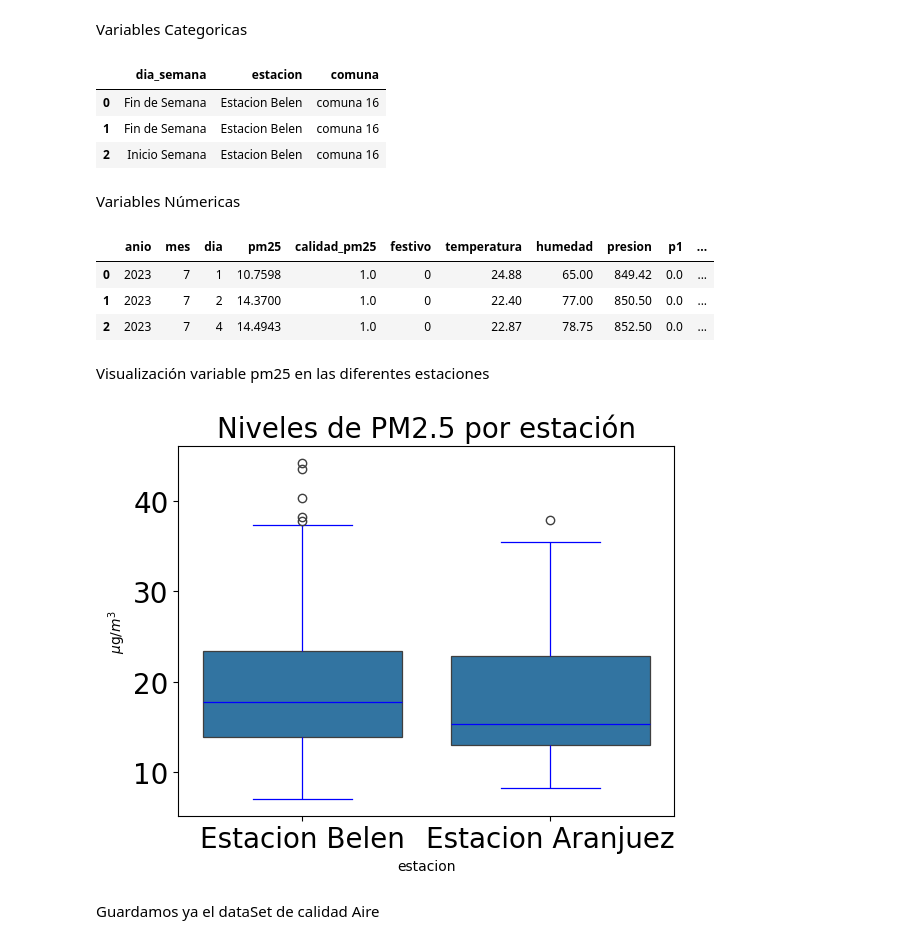
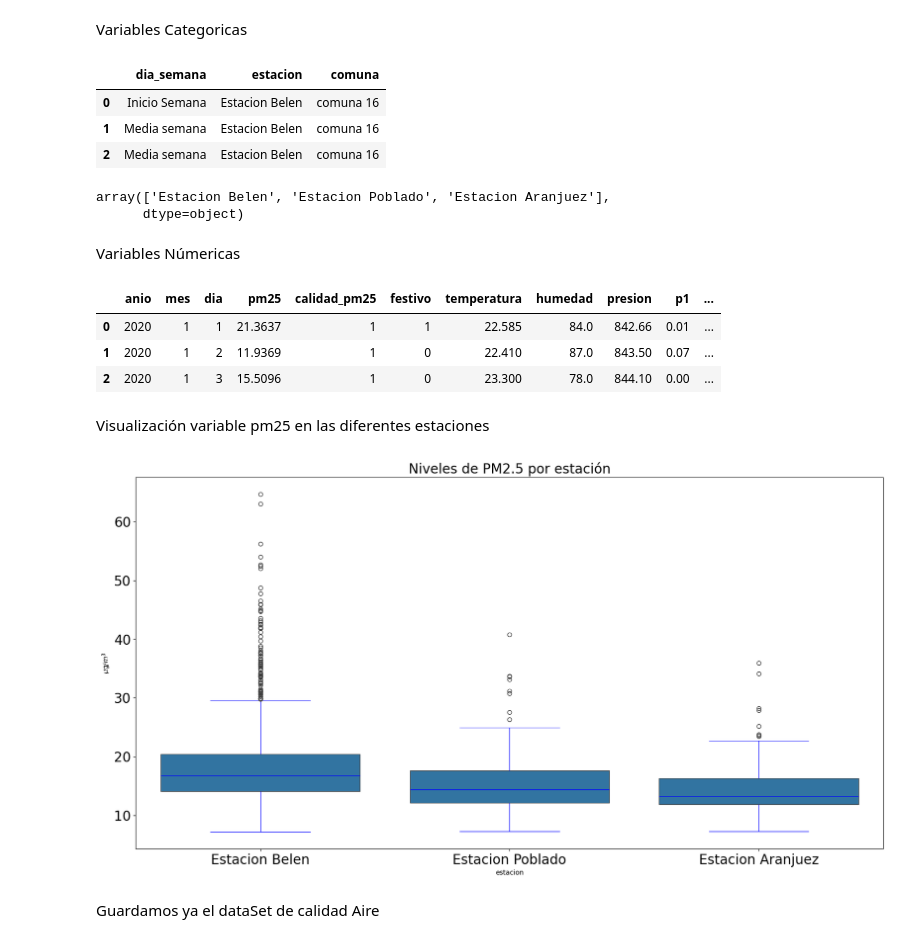
Before and after one commit to kennethLeonel/Atenciones-Medicas, a Jupyter notebook: preprocesamiento.ipynb, the cells around one changed output. Saved outputs shown, nothing was run; the diff lists cells and outputs as text; code cells hidden in the pictures.

```diff
--- a/preprocesamiento.ipynb
+++ b/preprocesamiento.ipynb
@@ -63,13 +71,11 @@ def categoriaCodigoSerial(codigo):
     In[0]: código serial
     Out[0]: categoría de calidad del aire
     """
-    if codigo == 28:
-        return 'Estacion Itagui'
-    elif codigo == 69:
-        return 'Estacion Caldas'
+    if codigo == 84 or codigo == 198:
+        return 'Estacion Poblado'
     elif codigo == 86 or codigo == 68:
         return 'Estacion Aranjuez'
-    elif codigo == 83 or codigo == 198 or codigo == 9:
+    elif codigo == 83 or codigo == 197 or codigo == 9:
         return 'Estacion Belen'
 # %%
 
@@ -280,0 +422,3 @@ calidadAire.head()
+# %%
+# Eliminar columna p2 de dataset meteo
+meteo = meteo.drop(columns=['p2'], axis=1)
@@ -489,7 +669,7 @@ def sacarPromedio(data,revision):
             'temperatura':'median',
             'humedad':'median',
             'presion':'median',
-            'p1':'median',
+            'p1':'max',
             'calidad_humedad': lambda x: stats.mode(x)[0],
             'calidad_temperatura': lambda x: stats.mode(x)[0],
             'calidad_presion': lambda x: stats.mode(x)[0],
@@ -725,9 +910,14 @@ columnasCategoricas
 dataSetcalidad[columnasCategoricas].head(3)
 # %% [output]
 |  | dia_semana | estacion | comuna |
-| 0 | Fin de Semana | Estacion Belen | comuna 16 |
-| 1 | Fin de Semana | Estacion Belen | comuna 16 |
-| 2 | Inicio Semana | Estacion Belen | comuna 16 |
+| 0 | Inicio Semana | Estacion Belen | comuna 16 |
+| 1 | Media semana | Estacion Belen | comuna 16 |
+| 2 | Media semana | Estacion Belen | comuna 16 |
+# %%
+dataSetcalidad['estacion'].unique()
+# %% [output]
+array(['Estacion Belen', 'Estacion Poblado', 'Estacion Aranjuez'],
+      dtype=object)
 # %% [markdown]
 Variables Númericas
 # %%
@@ -737,21 +927,22 @@ columnasNumericas=dataSetcalidad.select_dtypes(include = ['float64','int32','int
 dataSetcalidad[columnasNumericas].head(3)
 # %% [output]
 |  | anio | mes | dia | pm25 | calidad_pm25 | festivo | temperatura | humedad | presion | p1 | ... |
-| 0 | 2023 | 7 | 1 | 10.7598 | 1.0 | 0 | 24.88 | 65.00 | 849.42 | 0.0 | ... |
-| 1 | 2023 | 7 | 2 | 14.3700 | 1.0 | 0 | 22.40 | 77.00 | 850.50 | 0.0 | ... |
-| 2 | 2023 | 7 | 4 | 14.4943 | 1.0 | 0 | 22.87 | 78.75 | 852.50 | 0.0 | ... |
+| 0 | 2020 | 1 | 1 | 21.3637 | 1 | 1 | 22.585 | 84.0 | 842.66 | 0.01 | ... |
+| 1 | 2020 | 1 | 2 | 11.9369 | 1 | 0 | 22.410 | 87.0 | 843.50 | 0.07 | ... |
+| 2 | 2020 | 1 | 3 | 15.5096 | 1 | 0 | 23.300 | 78.0 | 844.10 | 0.00 | ... |
 # %% [markdown]
 Visualización variable pm25 en las diferentes estaciones
 # %%
 # Box Plot PM2.5 agrupado por estaciones
+plt.figure(figsize=(20,10) )
 ax = sns.boxplot(x=dataSetcalidad['estacion'], y= dataSetcalidad['pm25'],  linewidth=0.9)
 ax.set_title("Niveles de PM2.5 por estación")
 plt.ylabel("$\mu$g/$m^3$")
 plt.setp(ax.artists, edgecolor = 'k', facecolor='w')
 plt.setp(ax.lines, color='blue')
 plt.show()
 # %% [output]
-[figure, old version]
+[figure, new version]
 # %% [markdown]
 Guardamos ya el dataSet de calidad Aire
 # %%
```
Also changed, not shown: parts of 71 cells of this notebook, 1 other file.
